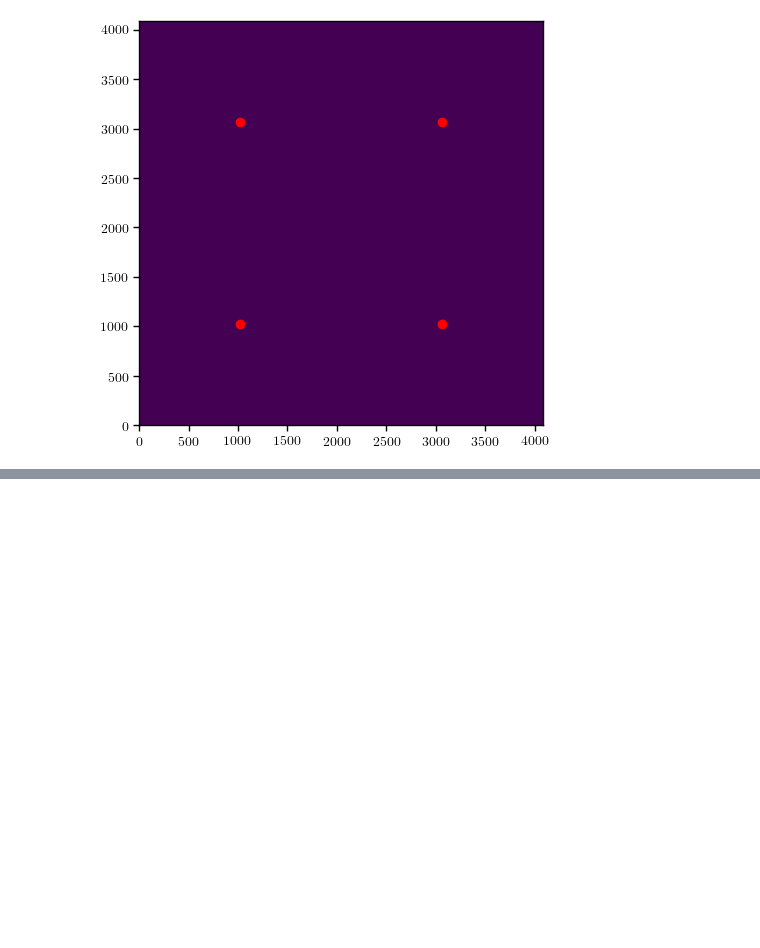
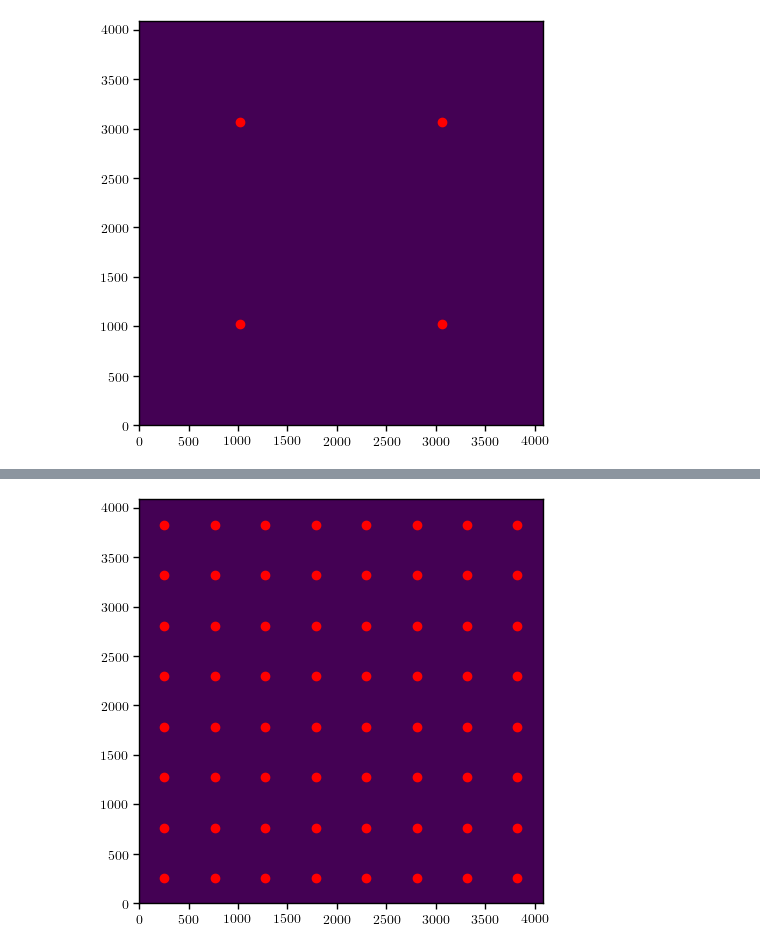
Before and after one commit to AstroMusers/mejiro, a Jupyter notebook: notebooks/dev/divide_up_sca_for_psf_caching.ipynb, the cells around one changed output, grey strips where cells are left out. Cells and saved outputs as stored; diff of their text form; code cells hidden in the pictures; blank space fills up the shorter version.

```diff
--- a/notebooks/dev/divide_up_sca_for_psf_caching.ipynb
+++ b/notebooks/dev/divide_up_sca_for_psf_caching.ipynb
@@ -81,7 +85,8 @@ plt.show()
 [(1022, 1022), (1022, 3066), (3066, 1022), (3066, 3066)]
 [figure]
 # %%
-# from mejiro.instruments.roman import divide_up_sca
+from mejiro.instruments.roman import Roman
 
-# centers = divide_up_sca(4)
-# pprint(centers)
+# roman = Roman()
+centers = Roman().divide_up_sca(4)
+pprint(centers)
@@ -87,0 +111,7 @@ plt.show()
+# %%
+plt.imshow(sca)
+for center in centers:
+    plt.scatter(center[0], center[1], c='r')
+plt.show()
+# %% [output]
+[figure, added]
```
Also changed, not shown: parts of 2 cells of this notebook, 8 other files.
